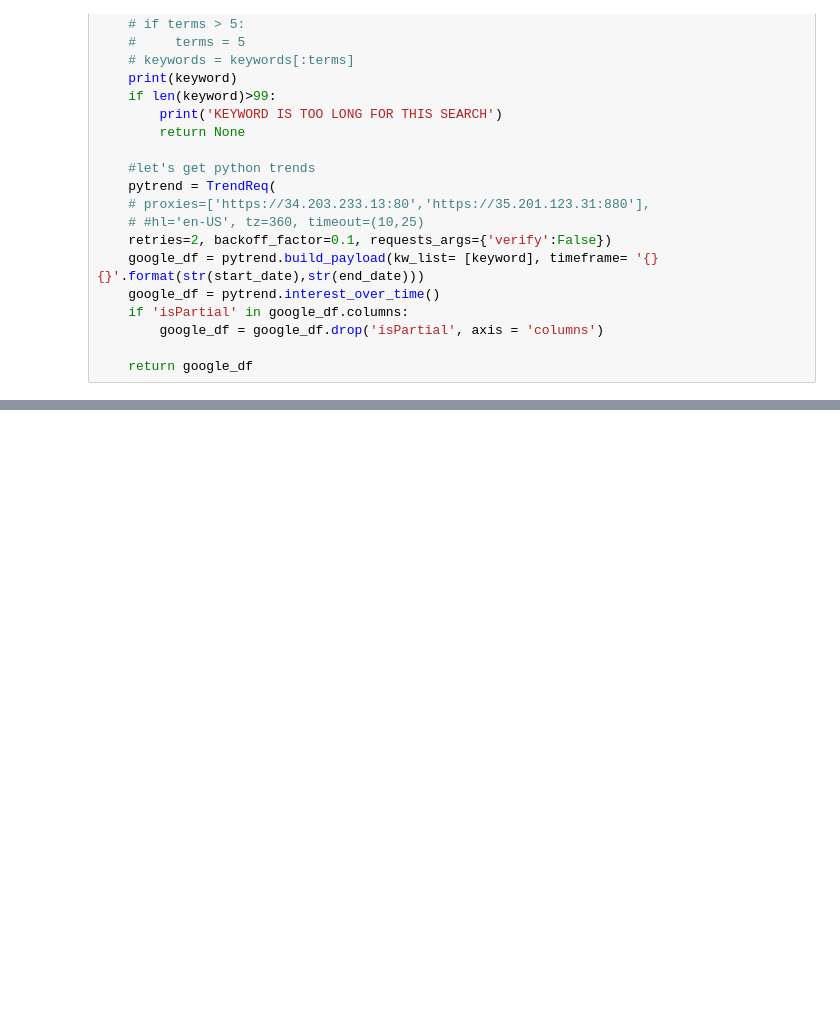
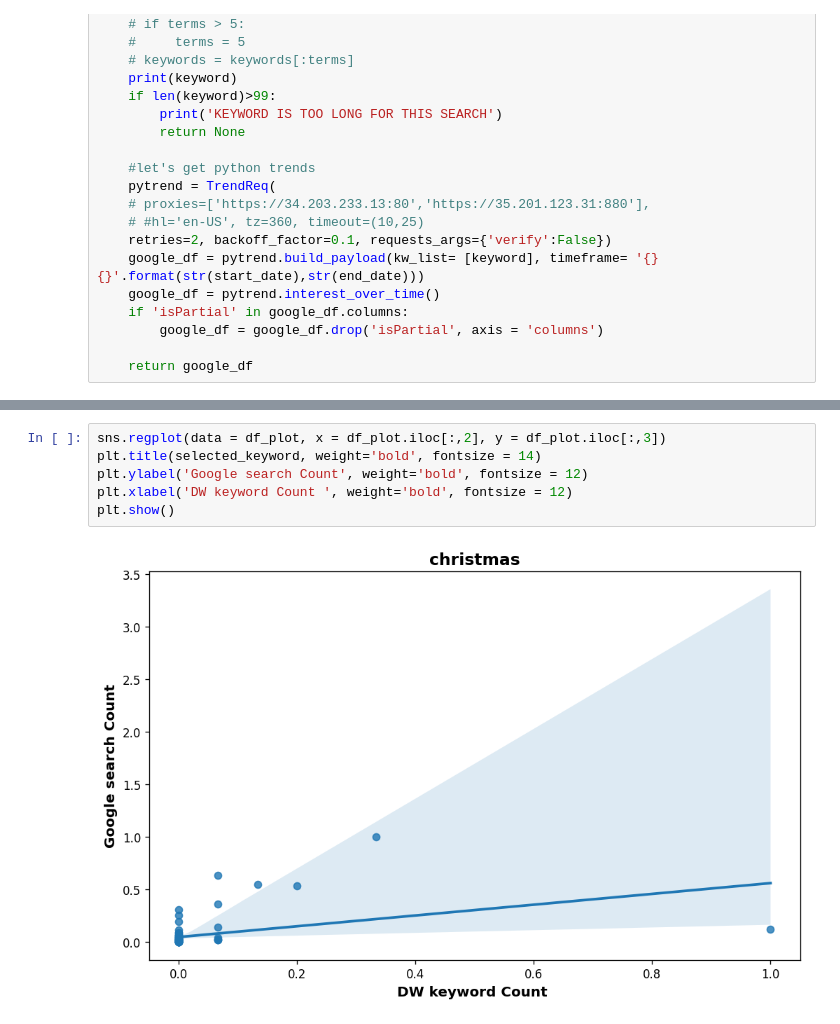
Before and after one commit to mariosakritas/NLP-methods-for-news-articles, a Jupyter notebook: notebooks/anya_dw_google_keyword_timeseries.ipynb, the cells around one changed output, grey strips where cells are left out. Drawn from its saved outputs; the diff is of its cells as text; blank space fills up the shorter version.

```diff
--- a/notebooks/anya_dw_google_keyword_timeseries.ipynb
+++ b/notebooks/anya_dw_google_keyword_timeseries.ipynb
@@ -189,0 +253,8 @@ def get_dw_timeseries(df_clean, keyword, resolution = 'weekly', start_date = '20
+# %%
+sns.regplot(data = df_plot, x = df_plot.iloc[:,2], y = df_plot.iloc[:,3])
+plt.title(selected_keyword, weight='bold', fontsize = 14)
+plt.ylabel('Google search Count', weight='bold', fontsize = 12)
+plt.xlabel('DW keyword Count ', weight='bold', fontsize = 12)
+plt.show()
+# %% [output]
+[figure, added]
```
Also changed, not shown: parts of 40 cells of this notebook.
